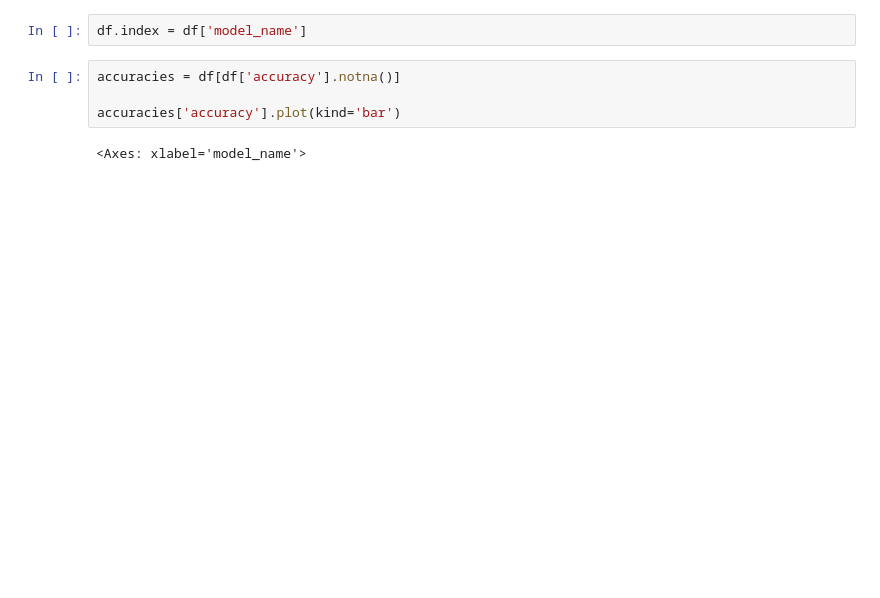
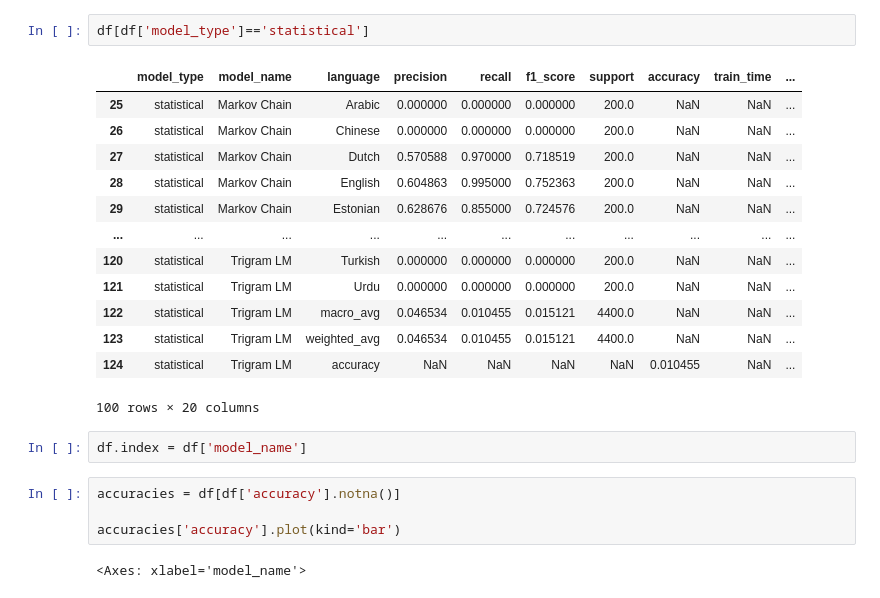
Before and after one commit to VavRe/language-identification, a Jupyter notebook: debug.ipynb, the cells around one changed output. Cells and saved outputs as stored; diff of their text form; blank space fills up the shorter version.

```diff
--- a/debug.ipynb
+++ b/debug.ipynb
@@ -157,3 +263,19 @@ Skipping invalid metrics for classical_ml/lr_tfidf_feature_importance/model_type
+# %%
+df[df['model_type']=='statistical']
+# %% [output]
+|  | model_type | model_name | language | precision | recall | f1_score | support | accuracy | train_time | ... |
+| 25 | statistical | Markov Chain | Arabic | 0.000000 | 0.000000 | 0.000000 | 200.0 | NaN | NaN | ... |
+| 26 | statistical | Markov Chain | Chinese | 0.000000 | 0.000000 | 0.000000 | 200.0 | NaN | NaN | ... |
+| 27 | statistical | Markov Chain | Dutch | 0.570588 | 0.970000 | 0.718519 | 200.0 | NaN | NaN | ... |
+| 28 | statistical | Markov Chain | English | 0.604863 | 0.995000 | 0.752363 | 200.0 | NaN | NaN | ... |
+| 29 | statistical | Markov Chain | Estonian | 0.628676 | 0.855000 | 0.724576 | 200.0 | NaN | NaN | ... |
+| ... | ... | ... | ... | ... | ... | ... | ... | ... | ... | ... |
+| 120 | statistical | Trigram LM | Turkish | 0.000000 | 0.000000 | 0.000000 | 200.0 | NaN | NaN | ... |
+| 121 | statistical | Trigram LM | Urdu | 0.000000 | 0.000000 | 0.000000 | 200.0 | NaN | NaN | ... |
+| 122 | statistical | Trigram LM | macro_avg | 0.046534 | 0.010455 | 0.015121 | 4400.0 | NaN | NaN | ... |
+| 123 | statistical | Trigram LM | weighted_avg | 0.046534 | 0.010455 | 0.015121 | 4400.0 | NaN | NaN | ... |
+| 124 | statistical | Trigram LM | accuracy | NaN | NaN | NaN | NaN | 0.010455 | NaN | ... |
+100 rows × 20 columns
 # %%
 df.index = df['model_name']
 # %%
```
Also changed, not shown: parts of 13 cells of this notebook, 15 other files.
